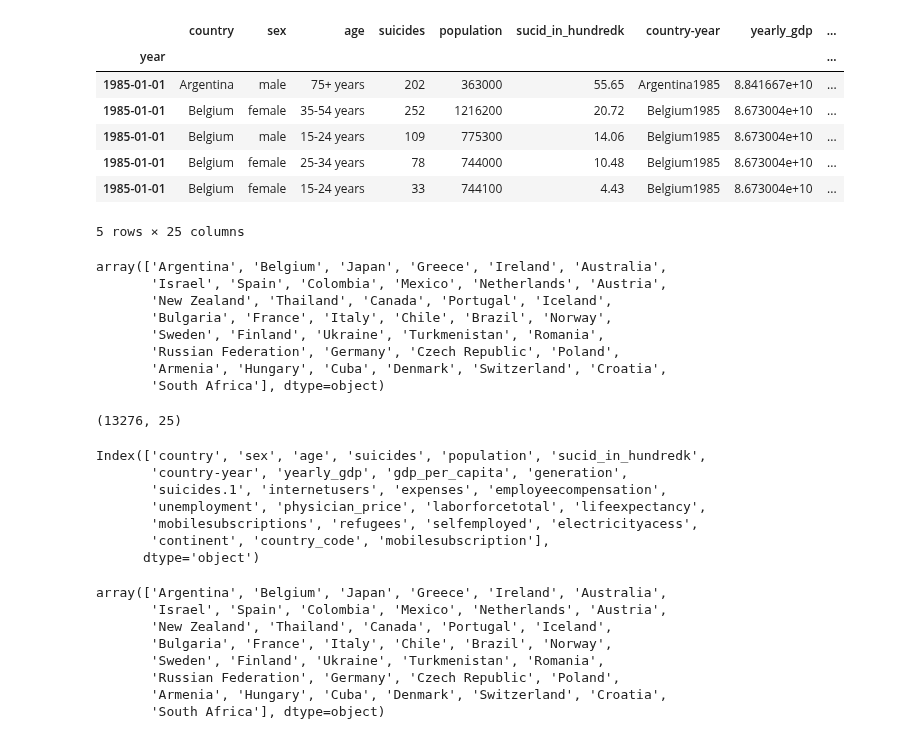
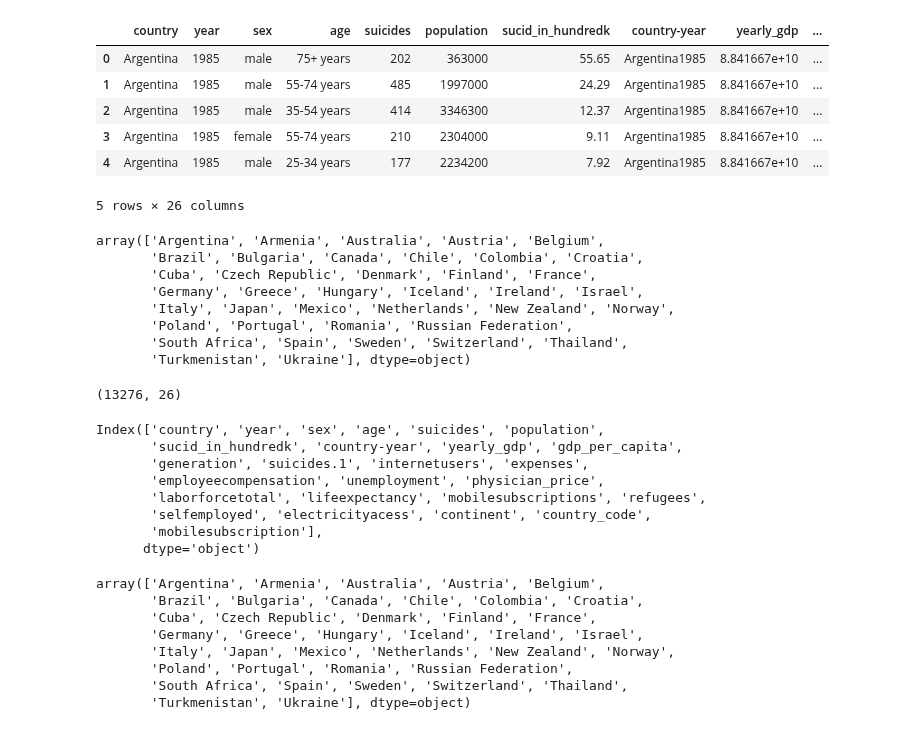
Before and after one commit to sujilkumarkm/desertion_dkit_msc_2022_sep, a Jupyter notebook: dissertation_suicide_dt_classifier_2022.ipynb, the cells around one changed output. Cells and saved outputs as stored; diff of their text form; code cells hidden in the pictures.

```diff
--- a/dissertation_suicide_dt_classifier_2022.ipynb
+++ b/dissertation_suicide_dt_classifier_2022.ipynb
@@ -5,62 +8,62 @@ import numpy as np
 # %%
 url = 'E:\\Dessertation\\desertion_dkit_msc_2022_sep\\output.csv'
 # d parser df:=lambda x: pd.datetime.strptime(x,'gy-8m-gd gI-Sp")
-df = pd.read_csv(url, index_col = 'year', parse_dates=True, infer_datetime_format=True)
+df = pd.read_csv(url)
 df = df.sort_index(axis=0, level=None, ascending=True, inplace=False, kind='quicksort', na_position='last', sort_remaining=True, ignore_index=False, key=None)
 # df = pd.read_csv(url)
 # df['year'] = pd.to_datetime(df['year'], format='%Y%', errors='ignore')
 # # Converting the index as date
 # df.index = pd.to_datetime(df.index)
 
 # df = df.index.year
 # df = df.set_index('year')
 
 # # Converting the index as date
 # df.index = pd.to_datetime(df.index)
 df.head()
 # %% [output]
-|  | country | sex | age | suicides | population | sucid_in_hundredk | country-year | yearly_gdp | ... |
-| year |  |  |  |  |  |  |  |  | ... |
-| 1985-01-01 | Argentina | male | 75+ years | 202 | 363000 | 55.65 | Argentina1985 | 8.841667e+10 | ... |
-| 1985-01-01 | Belgium | female | 35-54 years | 252 | 1216200 | 20.72 | Belgium1985 | 8.673004e+10 | ... |
-| 1985-01-01 | Belgium | male | 15-24 years | 109 | 775300 | 14.06 | Belgium1985 | 8.673004e+10 | ... |
-| 1985-01-01 | Belgium | female | 25-34 years | 78 | 744000 | 10.48 | Belgium1985 | 8.673004e+10 | ... |
-| 1985-01-01 | Belgium | female | 15-24 years | 33 | 744100 | 4.43 | Belgium1985 | 8.673004e+10 | ... |
+|  | country | year | sex | age | suicides | population | sucid_in_hundredk | country-year | yearly_gdp | ... |
+| 0 | Argentina | 1985 | male | 75+ years | 202 | 363000 | 55.65 | Argentina1985 | 8.841667e+10 | ... |
+| 1 | Argentina | 1985 | male | 55-74 years | 485 | 1997000 | 24.29 | Argentina1985 | 8.841667e+10 | ... |
+| 2 | Argentina | 1985 | male | 35-54 years | 414 | 3346300 | 12.37 | Argentina1985 | 8.841667e+10 | ... |
+| 3 | Argentina | 1985 | female | 55-74 years | 210 | 2304000 | 9.11 | Argentina1985 | 8.841667e+10 | ... |
+| 4 | Argentina | 1985 | male | 25-34 years | 177 | 2234200 | 7.92 | Argentina1985 | 8.841667e+10 | ... |
-5 rows × 25 columns
+5 rows × 26 columns
 # %%
 df['country'].unique()
 # %% [output]
-array(['Argentina', 'Belgium', 'Japan', 'Greece', 'Ireland', 'Australia',
-       'Israel', 'Spain', 'Colombia', 'Mexico', 'Netherlands', 'Austria',
-       'New Zealand', 'Thailand', 'Canada', 'Portugal', 'Iceland',
-       'Bulgaria', 'France', 'Italy', 'Chile', 'Brazil', 'Norway',
-       'Sweden', 'Finland', 'Ukraine', 'Turkmenistan', 'Romania',
-       'Russian Federation', 'Germany', 'Czech Republic', 'Poland',
-       'Armenia', 'Hungary', 'Cuba', 'Denmark', 'Switzerland', 'Croatia',
-       'South Africa'], dtype=object)
+array(['Argentina', 'Armenia', 'Australia', 'Austria', 'Belgium',
+       'Brazil', 'Bulgaria', 'Canada', 'Chile', 'Colombia', 'Croatia',
+       'Cuba', 'Czech Republic', 'Denmark', 'Finland', 'France',
+       'Germany', 'Greece', 'Hungary', 'Iceland', 'Ireland', 'Israel',
+       'Italy', 'Japan', 'Mexico', 'Netherlands', 'New Zealand', 'Norway',
+       'Poland', 'Portugal', 'Romania', 'Russian Federation',
+       'South Africa', 'Spain', 'Sweden', 'Switzerland', 'Thailand',
+       'Turkmenistan', 'Ukraine'], dtype=object)
 # %%
 df.shape
 # %% [output]
-(13276, 25)
+(13276, 26)
 # %%
 df.columns
 # %% [output]
-Index(['country', 'sex', 'age', 'suicides', 'population', 'sucid_in_hundredk',
-       'country-year', 'yearly_gdp', 'gdp_per_capita', 'generation',
-       'suicides.1', 'internetusers', 'expenses', 'employeecompensation',
-       'unemployment', 'physician_price', 'laborforcetotal', 'lifeexpectancy',
-       'mobilesubscriptions', 'refugees', 'selfemployed', 'electricityacess',
-       'continent', 'country_code', 'mobilesubscription'],
+Index(['country', 'year', 'sex', 'age', 'suicides', 'population',
+       'sucid_in_hundredk', 'country-year', 'yearly_gdp', 'gdp_per_capita',
+       'generation', 'suicides.1', 'internetusers', 'expenses',
+       'employeecompensation', 'unemployment', 'physician_price',
+       'laborforcetotal', 'lifeexpectancy', 'mobilesubscriptions', 'refugees',
+       'selfemployed', 'electricityacess', 'continent', 'country_code',
+       'mobilesubscription'],
       dtype='object')
 # %%
 countries = df.country.unique()
 countries
 # %% [output]
-array(['Argentina', 'Belgium', 'Japan', 'Greece', 'Ireland', 'Australia',
-       'Israel', 'Spain', 'Colombia', 'Mexico', 'Netherlands', 'Austria',
-       'New Zealand', 'Thailand', 'Canada', 'Portugal', 'Iceland',
-       'Bulgaria', 'France', 'Italy', 'Chile', 'Brazil', 'Norway',
-       'Sweden', 'Finland', 'Ukraine', 'Turkmenistan', 'Romania',
-       'Russian Federation', 'Germany', 'Czech Republic', 'Poland',
-       'Armenia', 'Hungary', 'Cuba', 'Denmark', 'Switzerland', 'Croatia',
-       'South Africa'], dtype=object)
+array(['Argentina', 'Armenia', 'Australia', 'Austria', 'Belgium',
+       'Brazil', 'Bulgaria', 'Canada', 'Chile', 'Colombia', 'Croatia',
+       'Cuba', 'Czech Republic', 'Denmark', 'Finland', 'France',
+       'Germany', 'Greece', 'Hungary', 'Iceland', 'Ireland', 'Israel',
+       'Italy', 'Japan', 'Mexico', 'Netherlands', 'New Zealand', 'Norway',
+       'Poland', 'Portugal', 'Romania', 'Russian Federation',
+       'South Africa', 'Spain', 'Sweden', 'Switzerland', 'Thailand',
+       'Turkmenistan', 'Ukraine'], dtype=object)
```
Also changed, not shown: parts of 15 cells of this notebook.
